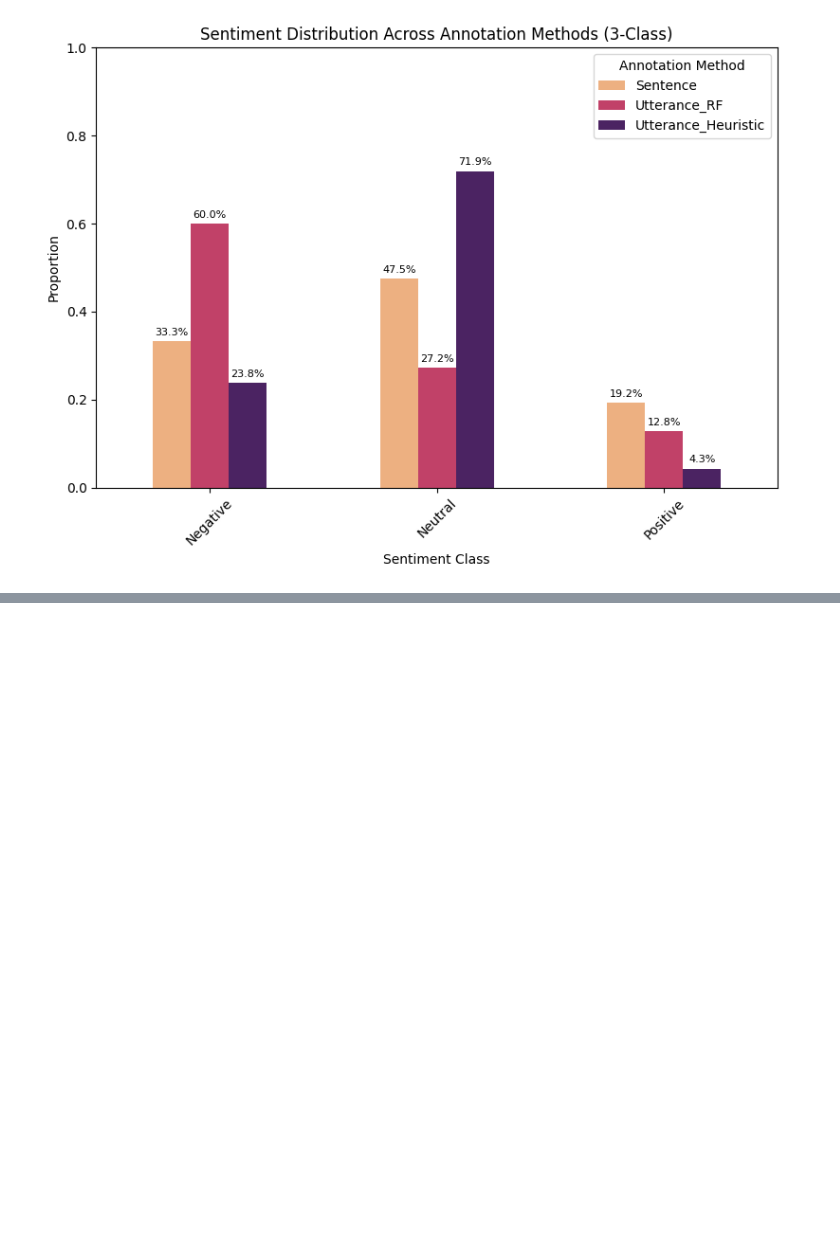
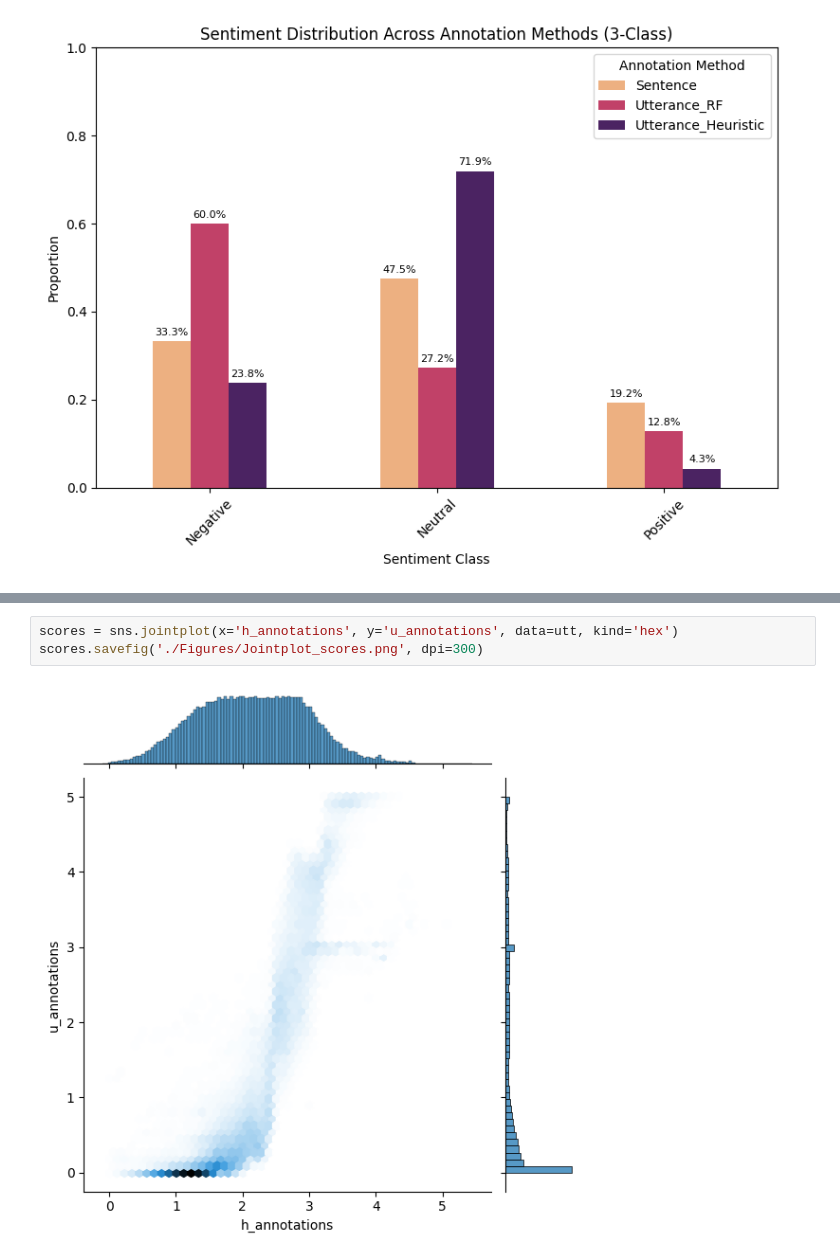
Before and after one commit to katjameden/ParlaMint_Sentiment, a Jupyter notebook: Aggregation/Notebooks/Sentiment_Analysis/Analysis.ipynb, the cells around one changed output, grey strips where cells are left out. Saved outputs shown, nothing was run; the diff lists cells and outputs as text; blank space fills up the shorter version.

```diff
--- a/Aggregation/Notebooks/Sentiment_Analysis/Analysis.ipynb
+++ b/Aggregation/Notebooks/Sentiment_Analysis/Analysis.ipynb
@@ -253,0 +303,5 @@ plt.show()
+# %%
+scores = sns.jointplot(x='h_annotations', y='u_annotations', data=utt, kind='hex')
+scores.savefig('./Figures/Jointplot_scores.png', dpi=300)
+# %% [output]
+[figure, added]
```
Also changed, not shown: parts of 8 cells of this notebook, 3 other files.
